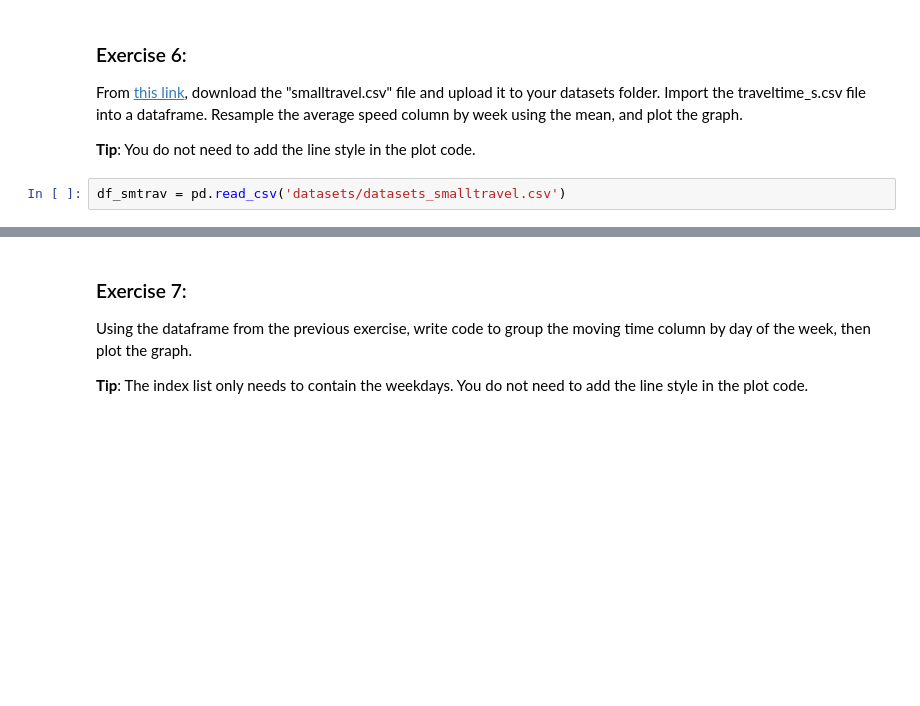
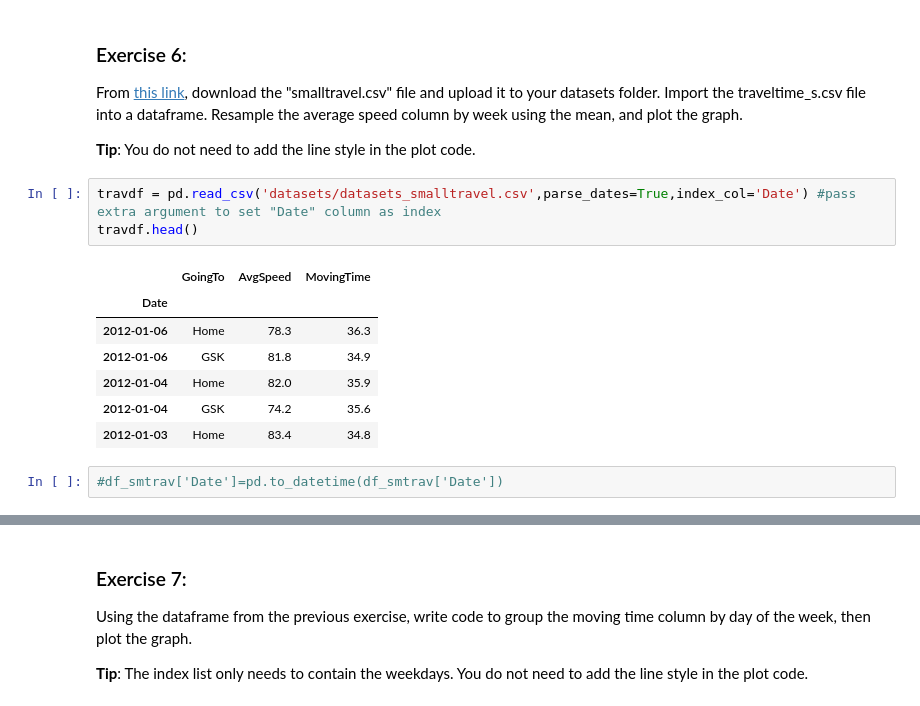
Before and after one commit to CeciliaM13/Modules, a Jupyter notebook: Mod5Exercises.ipynb, the cells around one changed output, grey strips where cells are left out. Saved outputs shown, nothing was run; the diff lists cells and outputs as text; blank space fills up the shorter version.

```diff
--- a/Mod5Exercises.ipynb
+++ b/Mod5Exercises.ipynb
@@ -96,5 +97,16 @@ DatetimeIndex(['2019-04-01', '2019-04-02', '2019-04-03', '2019-04-04',
 From [this link](https://notebooks.azure.com/priesterkc/projects/DABmaterial/tree/Lv1%20Data%20Analytics/datasets), download the "smalltravel.csv" file and upload it to your datasets folder. Import the traveltime_s.csv file into a dataframe. Resample the average speed column by week using the mean, and plot the graph.
 
 **Tip**: You do not need to add the line style in the plot code.
-# %%
-df_smtrav = pd.read_csv('datasets/datasets_smalltravel.csv')
+# %%
+travdf = pd.read_csv('datasets/datasets_smalltravel.csv',parse_dates=True,index_col='Date') #pass extra argument to set "Date" column as index
+travdf.head()
+# %% [output]
+|  | GoingTo | AvgSpeed | MovingTime |
+| Date |  |  |  |
+| 2012-01-06 | Home | 78.3 | 36.3 |
+| 2012-01-06 | GSK | 81.8 | 34.9 |
+| 2012-01-04 | Home | 82.0 | 35.9 |
+| 2012-01-04 | GSK | 74.2 | 35.6 |
+| 2012-01-03 | Home | 83.4 | 34.8 |
+# %%
+#df_smtrav['Date']=pd.to_datetime(df_smtrav['Date'])
```
Also changed, not shown: parts of 5 cells of this notebook, 2 other files.
